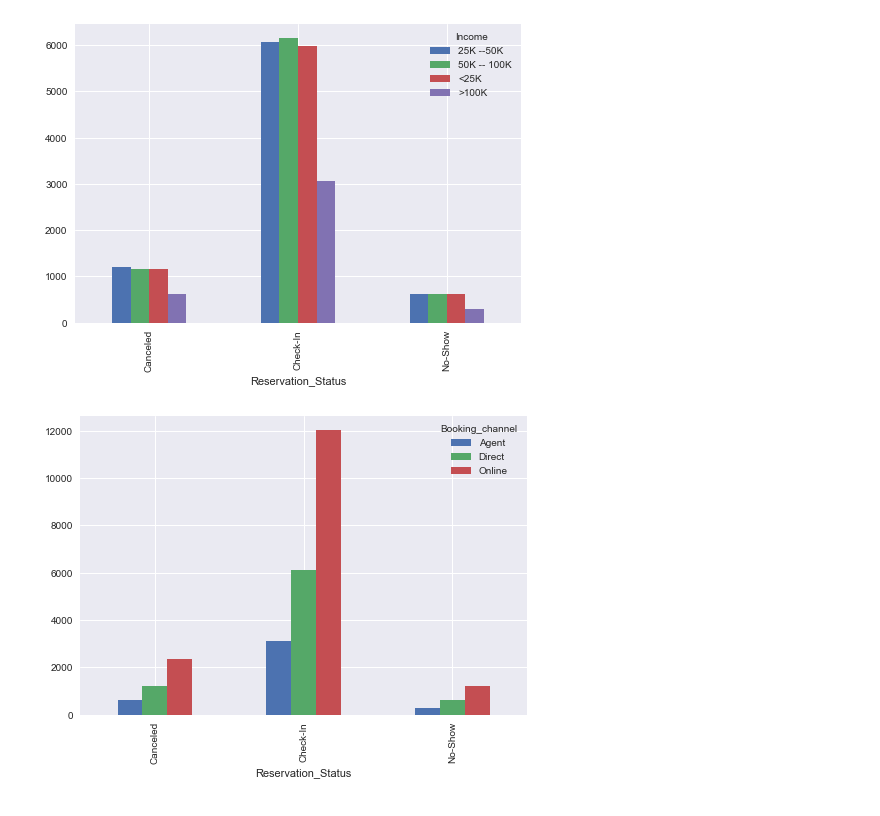
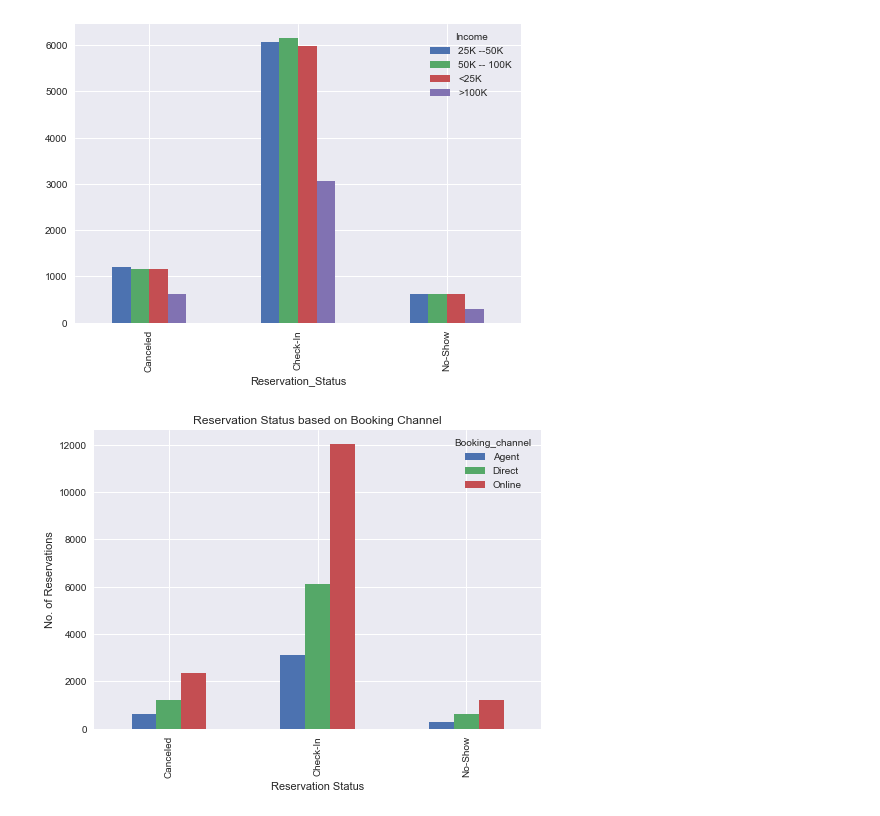
Before and after one commit to Vaseekaran-V/SC-DataStorm-2, a Jupyter notebook: Day_2/Visualization_N.ipynb, the cells around one changed output. Drawn from its saved outputs; the diff is of its cells as text; code cells hidden in the pictures.

Commit message:
Added more plots

```diff
--- a/Day_2/Visualization_N.ipynb
+++ b/Day_2/Visualization_N.ipynb
@@ -168,7 +175,8 @@ plt.show()
 # %% [output]
 [figure]
 # %%
-train_data.groupby(['Reservation_Status','Booking_channel']).size().unstack().plot(kind='bar')
+train_data.groupby(['Reservation_Status','Booking_channel']).size().unstack().plot(kind='bar',title="Reservation Status based on Booking Channel",
+                                                                                   xlabel="Reservation Status", ylabel="No. of Reservations")
 plt.show()
 # %% [output]
-[figure, old version]
+[figure, new version]
```
Also changed, not shown: parts of 26 cells of this notebook, 1 other file.
